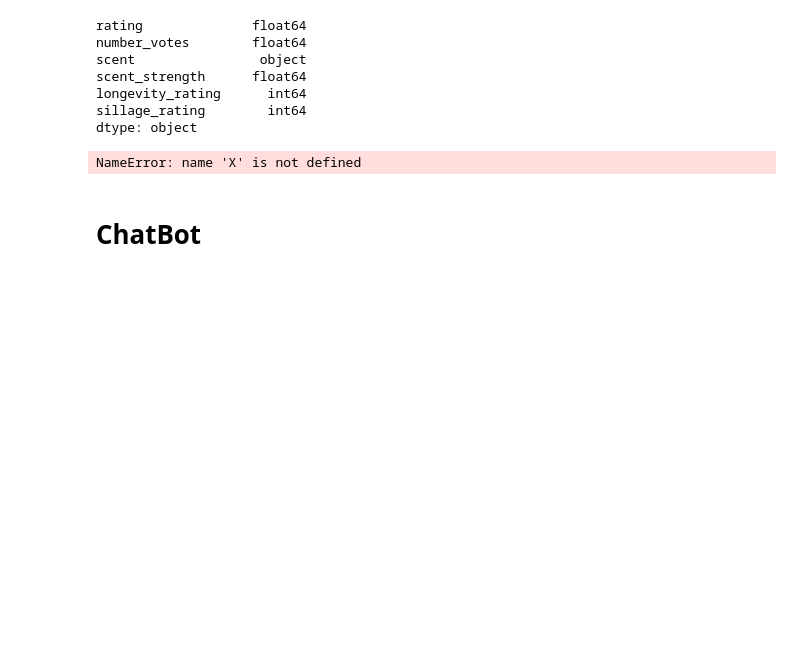
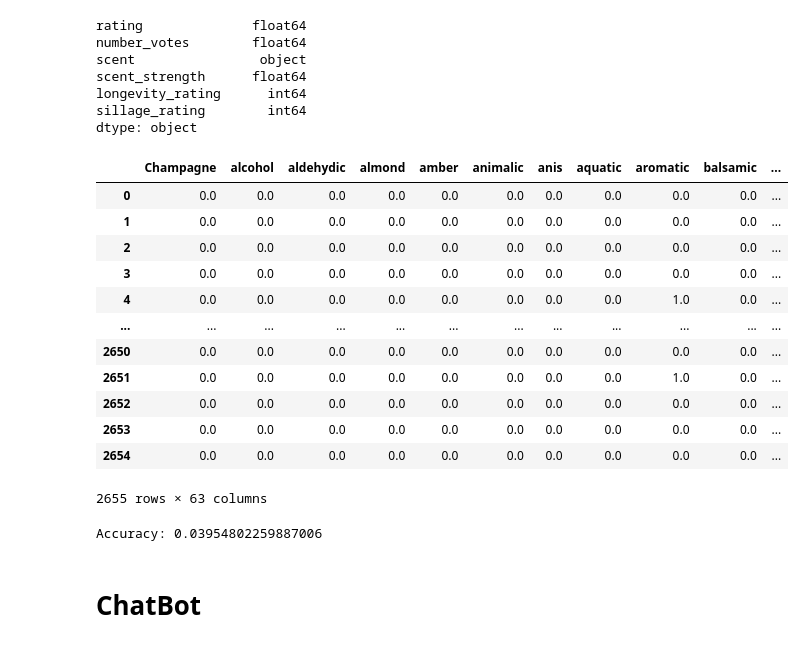
Before and after one commit to ThatCoryGirl/Project4-Perfume, a Jupyter notebook: MachineLearnTesting/Clean(er) Decision Tree.ipynb, the cells around one changed output. Drawn from its saved outputs; the diff is of its cells as text; code cells hidden in the pictures; blank space fills up the shorter version.

```diff
--- a/MachineLearnTesting/Clean(er) Decision Tree.ipynb
+++ b/MachineLearnTesting/Clean(er) Decision Tree.ipynb
@@ -403,0 +404,32 @@ cleaned_perfume_df_melted_sorted['number_votes'] = cleaned_perfume_df_melted_sor
+# %%
+# Import OneHotEncoder for transforming strings to dummy values
+from sklearn.preprocessing import OneHotEncoder
+
+# Reset index to ensure uniqueness
+decision_tree_data.reset_index(inplace=True)
+
+# Encode categorical features (scent column) using one-hot encoding
+encoder = OneHotEncoder(sparse=False)
+scent_encoded = encoder.fit_transform(decision_tree_data[['scent']])
+scent_encoded_df = pd.DataFrame(scent_encoded, columns=encoder.categories_[0])
+
+# Combine encoded features with existing numerical features
+X_numerical = decision_tree_data[['scent_strength', 'longevity_rating', 'sillage_rating']]
+X_encoded = pd.concat([scent_encoded_df, X_numerical], axis=1)
+
+#Preview X
+X
+# %% [output]
+|  | Champagne | alcohol | aldehydic | almond | amber | animalic | anis | aquatic | aromatic | balsamic | ... |
+| 0 | 0.0 | 0.0 | 0.0 | 0.0 | 0.0 | 0.0 | 0.0 | 0.0 | 0.0 | 0.0 | ... |
+| 1 | 0.0 | 0.0 | 0.0 | 0.0 | 0.0 | 0.0 | 0.0 | 0.0 | 0.0 | 0.0 | ... |
+| 2 | 0.0 | 0.0 | 0.0 | 0.0 | 0.0 | 0.0 | 0.0 | 0.0 | 0.0 | 0.0 | ... |
+| 3 | 0.0 | 0.0 | 0.0 | 0.0 | 0.0 | 0.0 | 0.0 | 0.0 | 0.0 | 0.0 | ... |
+| 4 | 0.0 | 0.0 | 0.0 | 0.0 | 0.0 | 0.0 | 0.0 | 0.0 | 1.0 | 0.0 | ... |
+| ... | ... | ... | ... | ... | ... | ... | ... | ... | ... | ... | ... |
+| 2650 | 0.0 | 0.0 | 0.0 | 0.0 | 0.0 | 0.0 | 0.0 | 0.0 | 0.0 | 0.0 | ... |
+| 2651 | 0.0 | 0.0 | 0.0 | 0.0 | 0.0 | 0.0 | 0.0 | 0.0 | 1.0 | 0.0 | ... |
+| 2652 | 0.0 | 0.0 | 0.0 | 0.0 | 0.0 | 0.0 | 0.0 | 0.0 | 0.0 | 0.0 | ... |
+| 2653 | 0.0 | 0.0 | 0.0 | 0.0 | 0.0 | 0.0 | 0.0 | 0.0 | 0.0 | 0.0 | ... |
+| 2654 | 0.0 | 0.0 | 0.0 | 0.0 | 0.0 | 0.0 | 0.0 | 0.0 | 0.0 | 0.0 | ... |
+2655 rows × 63 columns
@@ -404,22 +446,23 @@ cleaned_perfume_df_melted_sorted['number_votes'] = cleaned_perfume_df_melted_sor
 # %%
-# Add the 'rating' and 'scent_strength' columns
-#X = pd.concat([encoded_columns,
-               #decision_tree_data[['scent_strength']]], axis=1)
-# Determine your X and Y values
-# Use the index as the target variable
-y = decision_tree_data.index
+# Define X (features) and y (target)
+X = X_encoded
+y = decision_tree_data['perfume']
+
 # Split data into training and testing sets
-X_train, X_test, y_train, y_test = train_test_split(X, y, test_size=0.6, random_state=22)
+X_train, X_test, y_train, y_test = train_test_split(X, y, test_size=0.6, random_state=42)
+
 # Train decision tree
 clf = DecisionTreeClassifier()
 clf.fit(X_train, y_train)
+
 # Predict on testing set
 y_pred = clf.predict(X_test)
+
 # Evaluate model
 accuracy = accuracy_score(y_test, y_pred)
 print("Accuracy:", accuracy)
 # %% [output]
-NameError: name 'X' is not defined
+Accuracy: 0.03954802259887006
 # %% [markdown]
 # ChatBot
 # %%
```
Also changed, not shown: parts of 10 cells of this notebook.
